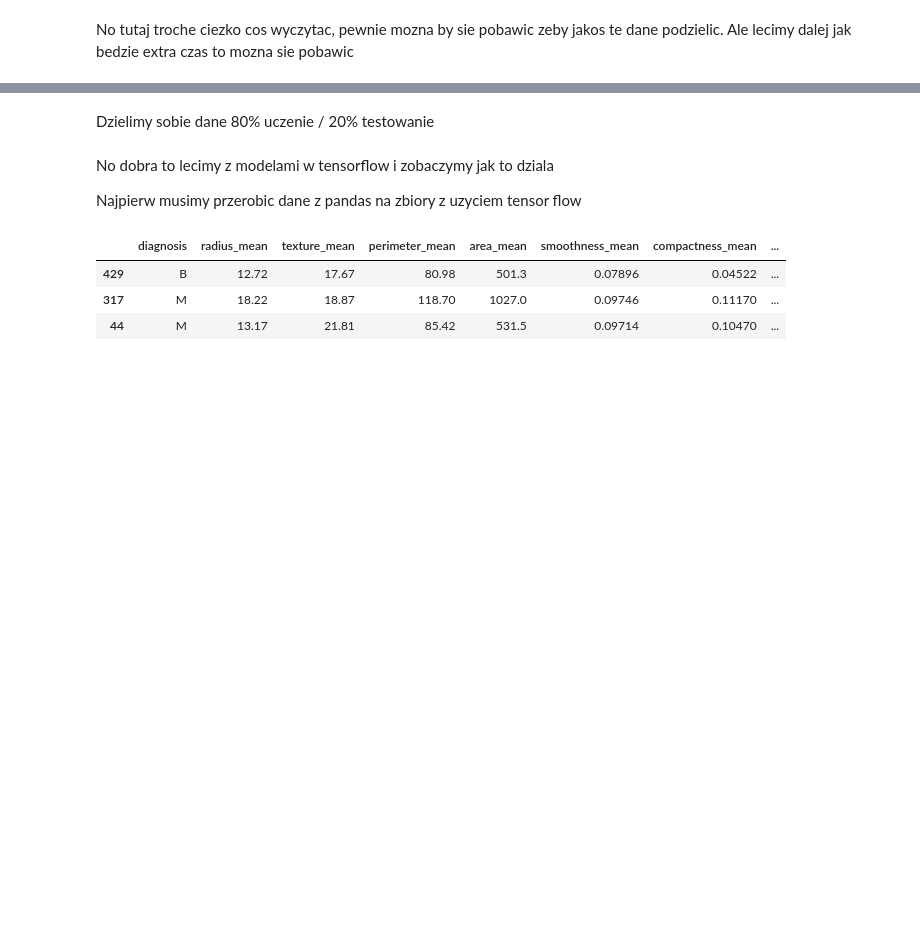
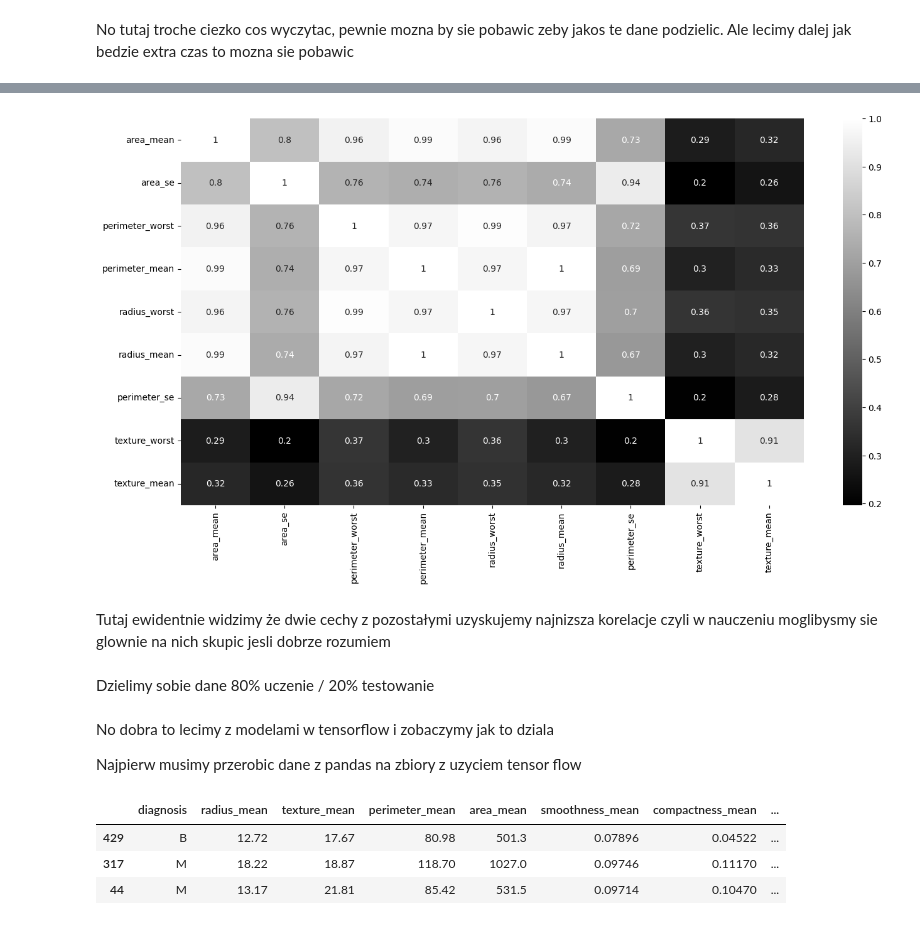
Before and after one commit to a4bee/lab--AI-ML--szkolenie--olson, a Jupyter notebook: TK_ZADANIA/ZD_2.ipynb, the cells around one changed output, grey strips where cells are left out. Saved outputs shown, nothing was run; the diff lists cells and outputs as text; code cells hidden in the pictures; blank space fills up the shorter version.

```diff
--- a/TK_ZADANIA/ZD_2.ipynb
+++ b/TK_ZADANIA/ZD_2.ipynb
@@ -84,2 +85,21 @@ plt.show()
 # %% [markdown]
 No tutaj troche ciezko cos wyczytac, pewnie mozna by sie pobawic zeby jakos te dane podzielic. Ale lecimy dalej jak bedzie extra czas to mozna sie pobawic
+# %%
+# How to automatically select the best features
+from sklearn.feature_selection import SelectKBest
+from sklearn.feature_selection import chi2
+X = data.drop('diagnosis',axis=1)
+y = data['diagnosis']
+bestfeatures = SelectKBest(score_func=chi2, k=10)
+fit = bestfeatures.fit(X,y)
+dfscores = pd.DataFrame(fit.scores_)
+dfcolumns = pd.DataFrame(X.columns)
+#concat two dataframes for better visualization
+featureScores = pd.concat([dfcolumns,dfscores],axis=1)
+featureScores.columns = ['Specs','Score']  #naming the dataframe columns
+# print sorted all features scores
+print(featureScores.nlargest(len(X.columns),'Score'))  #print 10 best features
+
+best_10_features = featureScores.nlargest(10,'Score')
+print("Best 10 features")
+print(best_10_features)  #print 10 best features
@@ -85,0 +124,11 @@ No tutaj troche ciezko cos wyczytac, pewnie mozna by sie pobawic zeby jakos te d
+# %%
+# Keep only the best features
+
+best_columns = best_10_features['Specs'].values
+best_columns.put(0, 'diagnosis')
+print(best_columns)
+
+best_data = data[best_columns]
+# data.head(3)
+# print()
+best_data.head(3)
@@ -86,3 +143,11 @@ No tutaj troche ciezko cos wyczytac, pewnie mozna by sie pobawic zeby jakos te d
+# %%
+plt.figure(figsize=(16,8))
+sns.heatmap(best_data.drop("diagnosis", axis=1).corr(),annot=True,cmap='gray')
+plt.show()
+# %% [output]
+[figure, added]
+# %% [markdown]
+Tutaj ewidentnie widzimy że dwie cechy z pozostałymi uzyskujemy najnizsza korelacje czyli w nauczeniu moglibysmy sie glownie na nich skupic jesli dobrze rozumiem
 # %% [markdown]
 Dzielimy sobie dane 80% uczenie / 20% testowanie
 # %%
```
Also changed, not shown: parts of 21 cells of this notebook.
